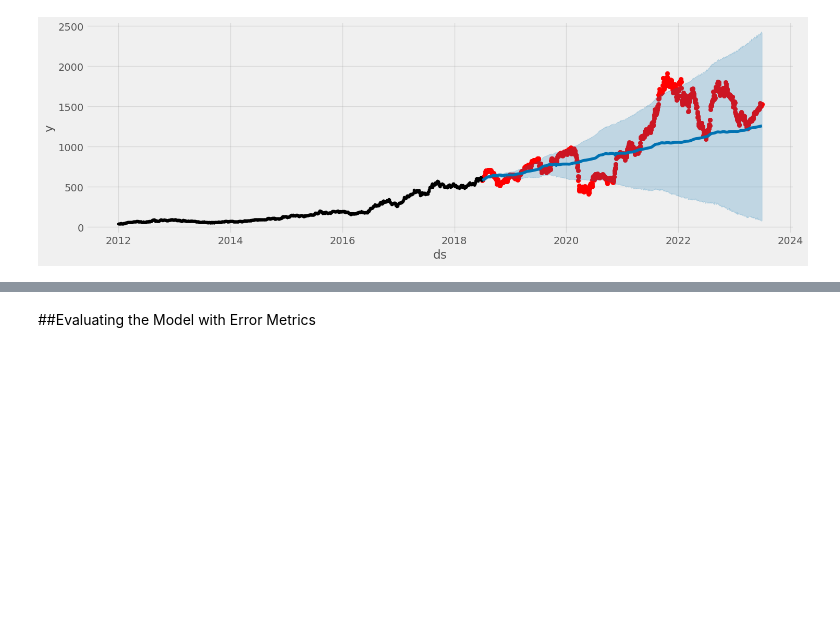
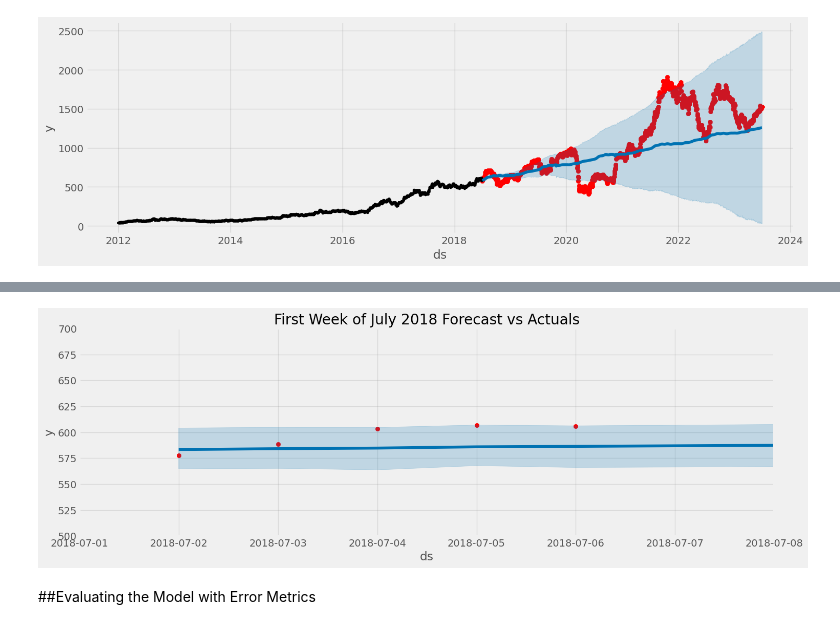
Before and after one commit to nyctophile-1302/AI-Driven-Stock-Price-Forecasting, a Jupyter notebook: main/fbprophet_prediction_model.ipynb, the cells around one changed output, grey strips where cells are left out. Saved outputs shown, nothing was run; the diff lists cells and outputs as text; code cells hidden in the pictures; blank space fills up the shorter version.

```diff
--- a/main/fbprophet_prediction_model.ipynb
+++ b/main/fbprophet_prediction_model.ipynb
@@ -153,11 +153,18 @@ plt.show()
 # %%
 f, ax = plt.subplots(figsize=(15, 5))
 ax.scatter(bajaj_test.index, bajaj_test['Close'], color='r')
 fig = model.plot(bajaj_test_fcst, ax=ax)
-ax.set_xbound(lower='01-01-2019', upper='01-08-2019')
-ax.set_ylim(0, 60000)
-ax.set_title('First Week of January Forecast vs Actuals')
+
+# Convert date strings to datetime objects
+lower_limit = datetime.strptime('1-Jul-2018', '%d-%b-%Y')
+upper_limit = datetime.strptime('8-Jul-2018', '%d-%b-%Y')
+
+ax.set_xbound(lower_limit, upper_limit)
+ax.set_ylim(500, 700)
+ax.set_title('First Week of July 2018 Forecast vs Actuals')
 plt.show()
+# %% [output]
+[figure, added]
 # %% [markdown]
 ##Evaluating the Model with Error Metrics
 # %%
```
Also changed, not shown: parts of 9 cells of this notebook.
